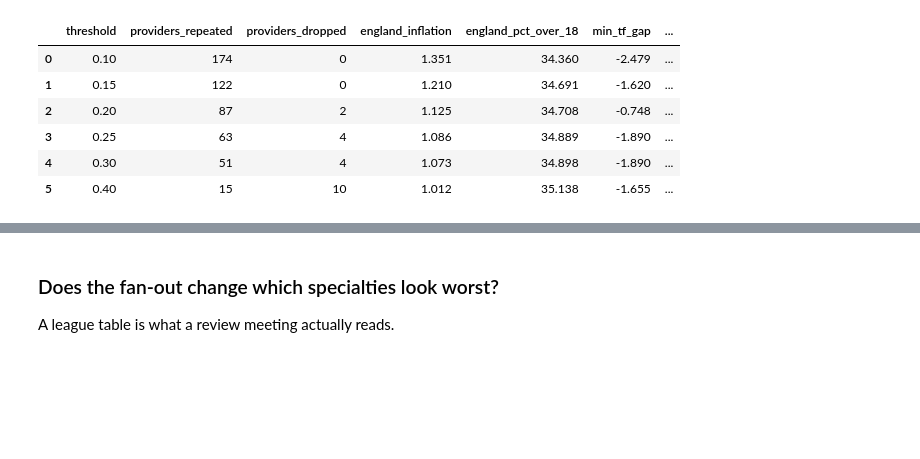
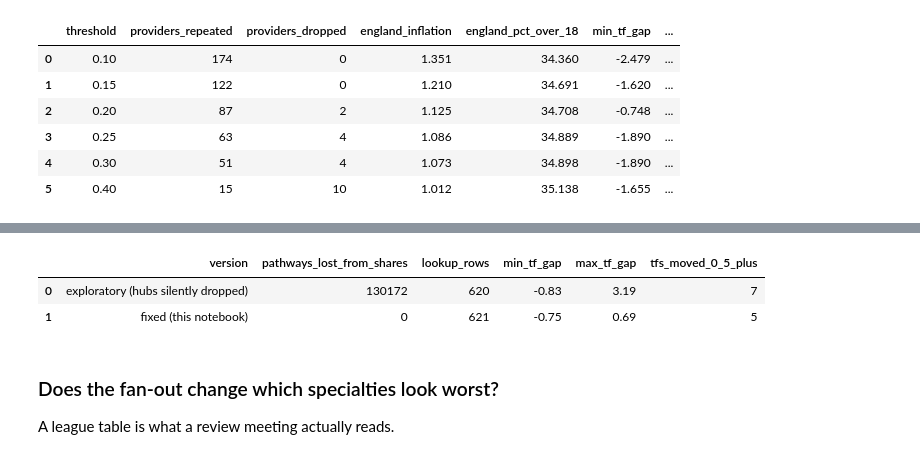
Before and after one commit to YusufIsmailayo/nhs-rtt-fan-out-join, a Jupyter notebook: notebooks/03_fan_out.ipynb, the cells around one changed output, grey strips where cells are left out. Saved outputs shown, nothing was run; the diff lists cells and outputs as text; code cells hidden in the pictures; blank space fills up the shorter version.

```diff
--- a/notebooks/03_fan_out.ipynb
+++ b/notebooks/03_fan_out.ipynb
@@ -285,3 +295,28 @@ sens.round(3)
+# %%
+raw_parent = dim_commissioner.set_index("commissioner_code").parent_code.where(
+    ~dim_commissioner.set_index("commissioner_code").is_nhse_hub)          # blank for hubs, as in the extract
+slip = fact.assign(parent_raw=fact.commissioner_code.map(raw_parent))
+assert slip.parent_raw.isna().any(), "expected the hubs' blank parent codes"
+slip_share = slip.groupby(["provider_code", "parent_raw"], as_index=False).pathways.sum()   # dropna=True: hubs vanish
+slip_share["share_of_trust"] = slip_share.pathways / slip_share.groupby("provider_code").pathways.transform("sum")
+slip_lookup = slip_share.loc[slip_share.share_of_trust >= THRESHOLD, ["provider_code", "parent_raw"]]
+slipped = by_treatment_function(fact.merge(slip_lookup, on="provider_code"))
+slip_gap = slipped.set_index("tf_code").pct_over_18 - correct.set_index("tf_code").pct_over_18
+
+slip_summary = pd.DataFrame([
+    {"version": "exploratory (hubs silently dropped)", "pathways_lost_from_shares": int(slip.loc[slip.parent_raw.isna(), "pathways"].sum()),
+     "lookup_rows": len(slip_lookup), "min_tf_gap": slip_gap.min(), "max_tf_gap": slip_gap.max(),
+     "tfs_moved_0_5_plus": int((slip_gap.abs() >= 0.5).sum())},
+    {"version": "fixed (this notebook)", "pathways_lost_from_shares": 0, "lookup_rows": len(ref_main_icb),
+     "min_tf_gap": cmp.gap_points.min(), "max_tf_gap": cmp.gap_points.max(),
+     "tfs_moved_0_5_plus": int((cmp.gap_points.abs() >= 0.5).sum())},
+])
+slip_summary.to_csv(OUT / "exploratory_slip.csv", index=False)
+slip_summary.round(2)
+# %% [output]
+|  | version | pathways_lost_from_shares | lookup_rows | min_tf_gap | max_tf_gap | tfs_moved_0_5_plus |
+| 0 | exploratory (hubs silently dropped) | 130172 | 620 | -0.83 | 3.19 | 7 |
+| 1 | fixed (this notebook) | 0 | 621 | -0.75 | 0.69 | 5 |
 # %% [markdown]
 ### Does the fan-out change which specialties look worst?
 
```
Also changed, not shown: parts of 1 cell of this notebook, 2 other files.
